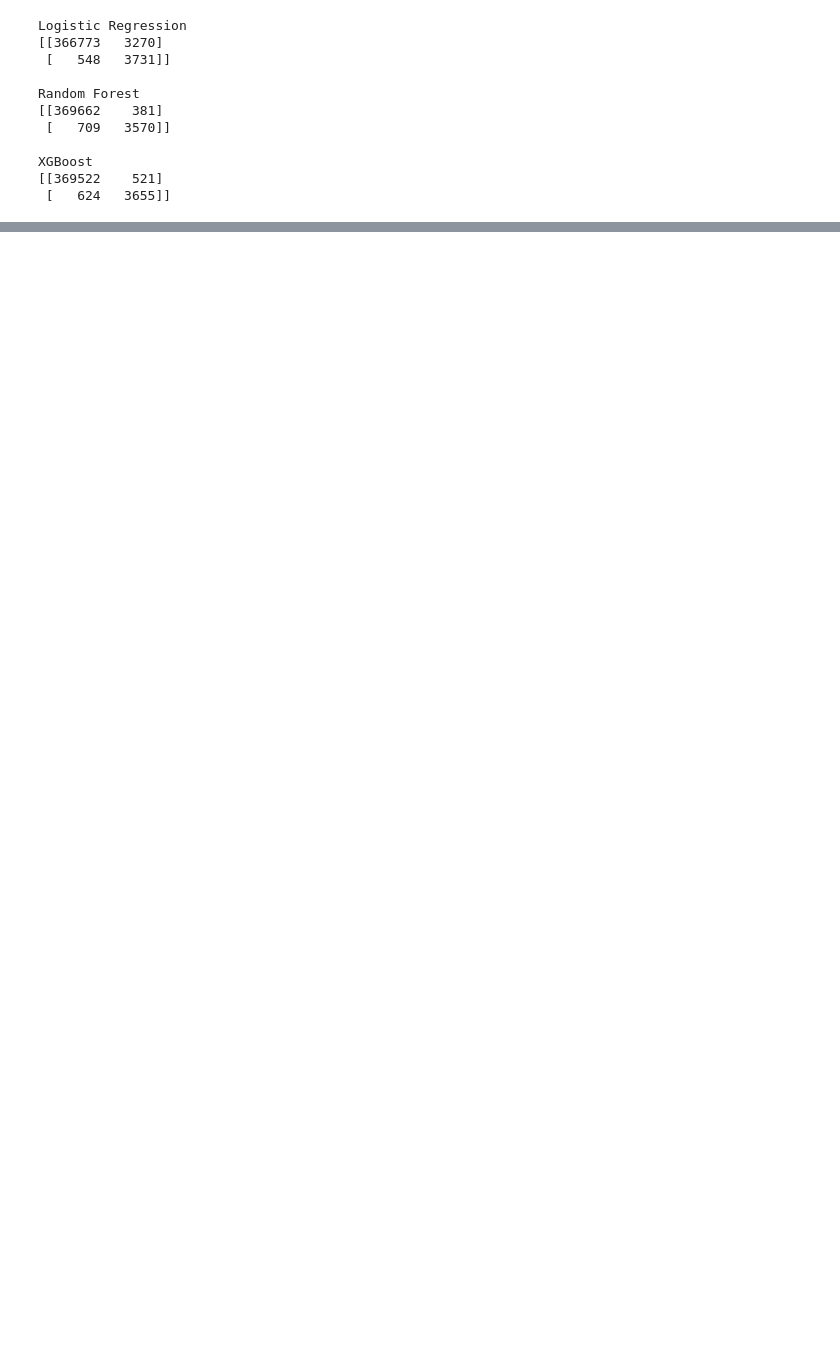
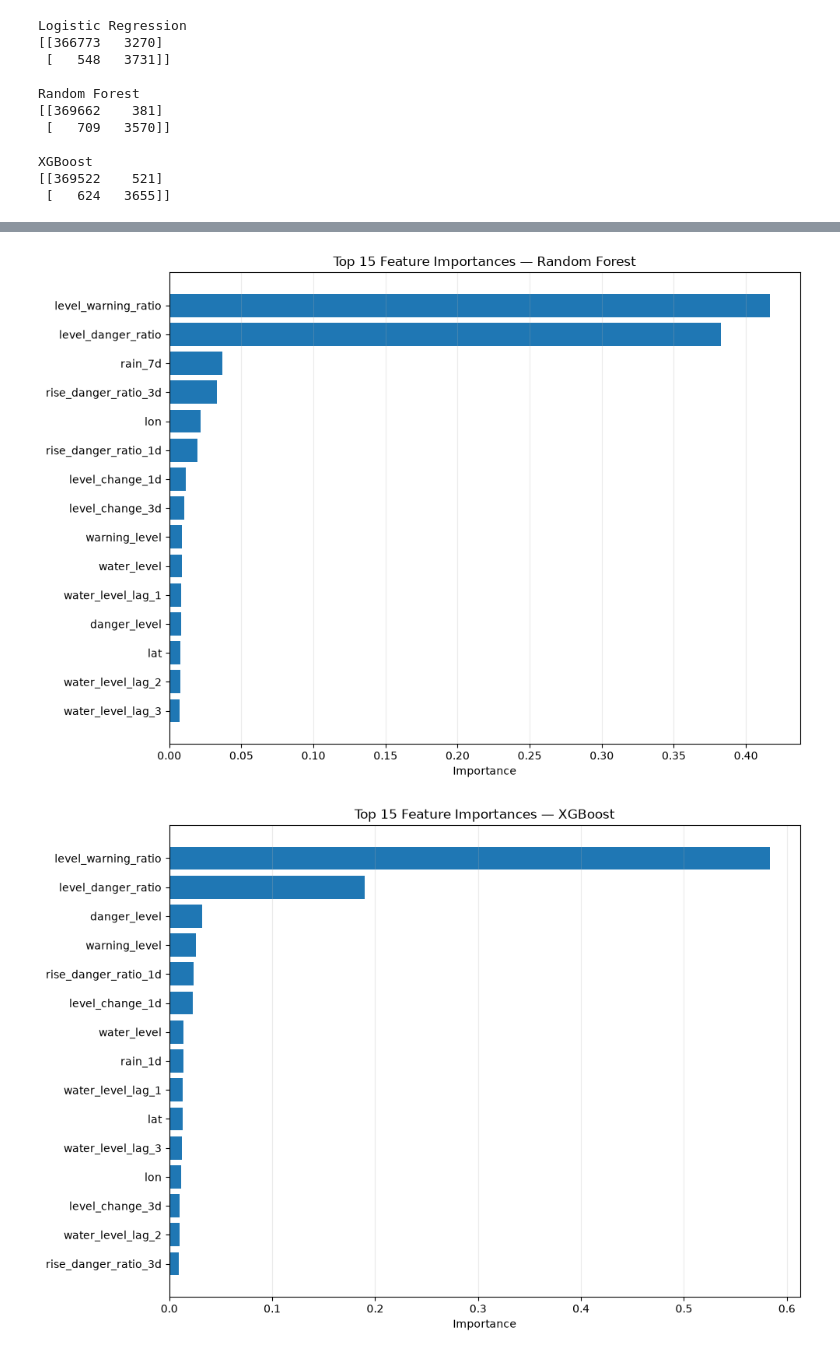
Before and after one commit to Devexhhh/flood-prediction-india, a Jupyter notebook: notebooks/05_model_evaluation.ipynb, the cells around one changed output, grey strips where cells are left out. Drawn from its saved outputs; the diff is of its cells as text; code cells hidden in the pictures; blank space fills up the shorter version.

```diff
--- a/notebooks/05_model_evaluation.ipynb
+++ b/notebooks/05_model_evaluation.ipynb
@@ -367,0 +510,65 @@ XGBoost
+# %%
+
+# ============================================
+# 15. FEATURE IMPORTANCE
+# ============================================
+
+import matplotlib.pyplot as plt
+import pandas as pd
+import numpy as np
+
+def plot_feature_importance(model, model_name, feature_names):
+    # Tree-based models expose feature_importances_
+    if not hasattr(model, "feature_importances_"):
+        raise AttributeError(
+            f"{model_name} does not expose feature_importances_."
+        )
+
+    importance = pd.DataFrame({
+        "Feature": feature_names,
+        "Importance": model.feature_importances_
+    }).sort_values("Importance", ascending=False)
+
+    importance.to_csv(
+        TABLES_DIR
+        / f"feature_importance_{model_name.lower().replace(' ', '_')}.csv",
+        index=False
+    )
+
+    top_features = importance.head(15).sort_values("Importance")
+
+    fig, ax = plt.subplots(figsize=(10, 7))
+    ax.barh(top_features["Feature"], top_features["Importance"])
+    ax.set_title(f"Top 15 Feature Importances — {model_name}")
+    ax.set_xlabel("Importance")
+    ax.grid(axis="x", alpha=0.25)
+
+    fig.tight_layout()
+    filename = model_name.lower().replace(" ", "_")
+    fig.savefig(
+        FIGURES_DIR / f"feature_importance_{filename}.png",
+        dpi=300,
+        bbox_inches="tight"
+    )
+    plt.show()
+    plt.close(fig)
+
+    return importance
+
+
+rf_importance = plot_feature_importance(
+    rf_model, "Random Forest", model_features
+)
+
+xgb_importance = plot_feature_importance(
+    xgb_model, "XGBoost", model_features
+)
+
+print("\nRandom Forest — top 10 features:")
+print(rf_importance.head(10).to_string(index=False))
+
+print("\nXGBoost — top 10 features:")
+print(xgb_importance.head(10).to_string(index=False))
+# %% [output]
+[figure, added]
+[figure, added]
```
Also changed, not shown: parts of 10 cells of this notebook.
